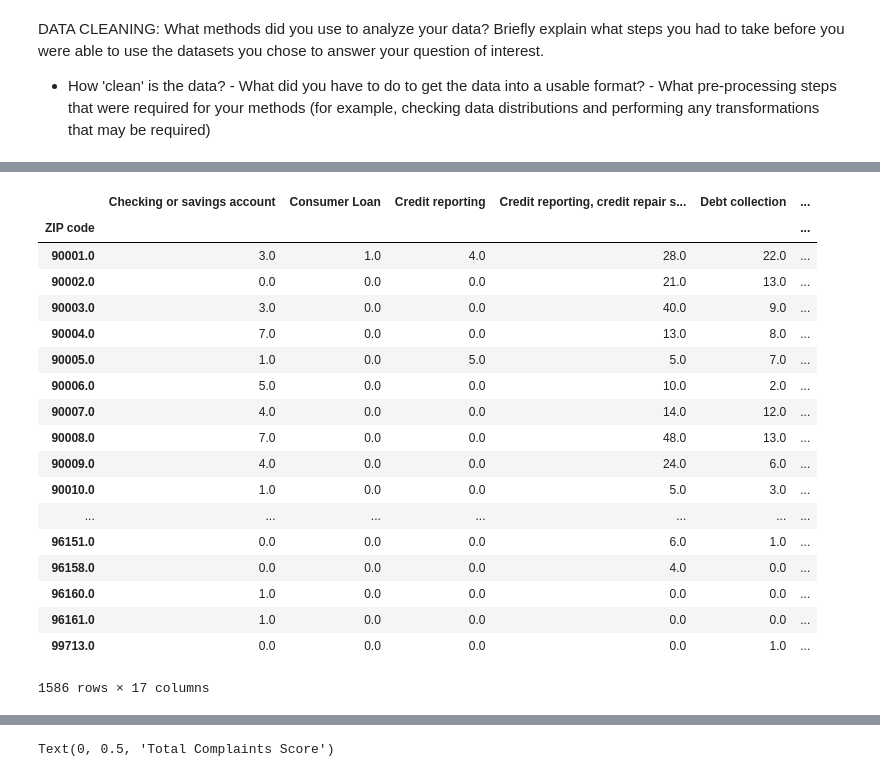
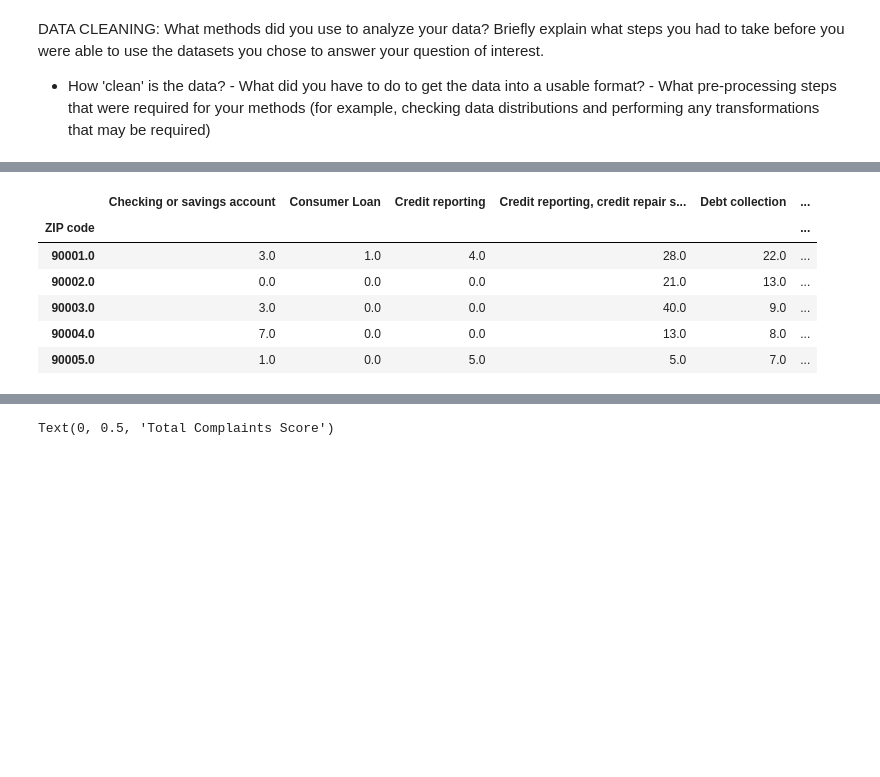
Before and after one commit to jmdangelo/Cogs108-Final-Project, a Jupyter notebook: FinalProject.ipynb, the cells around one changed output, grey strips where cells are left out. Drawn from its saved outputs; the diff is of its cells as text; code cells hidden in the pictures; blank space fills up the shorter version.

```diff
--- a/FinalProject.ipynb
+++ b/FinalProject.ipynb
@@ -103,46 +91,34 @@ df_complaints = df_complaints.drop(columns=['Date received', 'Sub-product', 'Iss
                                            'Timely response?', 'Consumer disputed?', 'Complaint ID'])
 
 # Remove weird zip codes
 df_complaints = df_complaints[df_complaints['ZIP code'] >= 90001]
 df_complaints = df_complaints.sort_index()
 
 # Create groups for unique zip codes and unique products
 df_complaints_groups = df_complaints.groupby(['ZIP code', 'Product'])
 df_complaints_2 = pd.DataFrame(columns = ['ZIP code'])
 
 # In each group, get the length which represents
 for key, item in df_complaints_groups:
     # Make new column with complaint type being the header and amount of that complaint being the type
     group_length = len(df_complaints_groups.get_group(key))
     df_complaints_2 = df_complaints_2.append({'ZIP code' : int(key[0]), key[1] : group_length}, ignore_index=True)
 
 # Convert na to 0's for adding purposes
 df_complaints_2 = df_complaints_2.fillna(int(0))
 
 # Sum all unique zip codes to get one row per zip code
 grouped_df = df_complaints_2.groupby('ZIP code').sum()
 
-grouped_df
+grouped_df.head()
 # %% [output]
 |  | Checking or savings account | Consumer Loan | Credit reporting | Credit reporting, credit repair s... | Debt collection | ... |
 | ZIP code |  |  |  |  |  | ... |
 | 90001.0 | 3.0 | 1.0 | 4.0 | 28.0 | 22.0 | ... |
 | 90002.0 | 0.0 | 0.0 | 0.0 | 21.0 | 13.0 | ... |
 | 90003.0 | 3.0 | 0.0 | 0.0 | 40.0 | 9.0 | ... |
 | 90004.0 | 7.0 | 0.0 | 0.0 | 13.0 | 8.0 | ... |
 | 90005.0 | 1.0 | 0.0 | 5.0 | 5.0 | 7.0 | ... |
-| 90006.0 | 5.0 | 0.0 | 0.0 | 10.0 | 2.0 | ... |
-| 90007.0 | 4.0 | 0.0 | 0.0 | 14.0 | 12.0 | ... |
-| 90008.0 | 7.0 | 0.0 | 0.0 | 48.0 | 13.0 | ... |
-| 90009.0 | 4.0 | 0.0 | 0.0 | 24.0 | 6.0 | ... |
-| 90010.0 | 1.0 | 0.0 | 0.0 | 5.0 | 3.0 | ... |
-| ... | ... | ... | ... | ... | ... | ... |
-| 96151.0 | 0.0 | 0.0 | 0.0 | 6.0 | 1.0 | ... |
-| 96158.0 | 0.0 | 0.0 | 0.0 | 4.0 | 0.0 | ... |
-| 96160.0 | 1.0 | 0.0 | 0.0 | 0.0 | 0.0 | ... |
-| 96161.0 | 1.0 | 0.0 | 0.0 | 0.0 | 0.0 | ... |
-| 99713.0 | 0.0 | 0.0 | 0.0 | 0.0 | 1.0 | ... |
-1586 rows × 17 columns
 # %%
 # Convert index to string for combining purposes
 grouped_df.index = grouped_df.index.astype('str')
```
Also changed, not shown: parts of 5 cells of this notebook.
